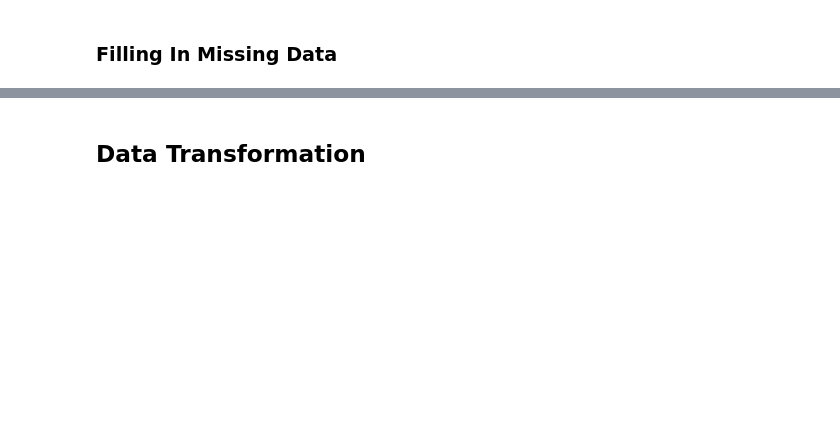
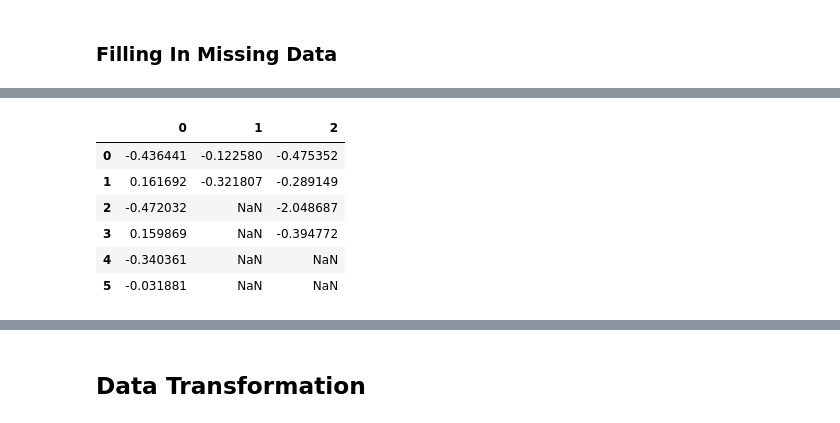
Before and after one commit to UlrikeBoehm/PythonDataAnalysis, a Jupyter notebook: 07_DataCleaning_Preparation/DataCleaning_Preparation.ipynb, the cells around one changed output, grey strips where cells are left out. Cells and saved outputs as stored; diff of their text form; code cells hidden in the pictures; blank space fills up the shorter version.

```diff
--- a/07_DataCleaning_Preparation/DataCleaning_Preparation.ipynb
+++ b/07_DataCleaning_Preparation/DataCleaning_Preparation.ipynb
@@ -145,0 +186,10 @@ df.dropna(thresh=2)
+# %%
+df
+# %% [output]
+|  | 0 | 1 | 2 |
+| 0 | -0.436441 | -0.122580 | -0.475352 |
+| 1 | 0.161692 | -0.321807 | -0.289149 |
+| 2 | -0.472032 | NaN | -2.048687 |
+| 3 | 0.159869 | NaN | -0.394772 |
+| 4 | -0.340361 | NaN | NaN |
+| 5 | -0.031881 | NaN | NaN |
```
Also changed, not shown: parts of 14 cells of this notebook, 4 other files.
